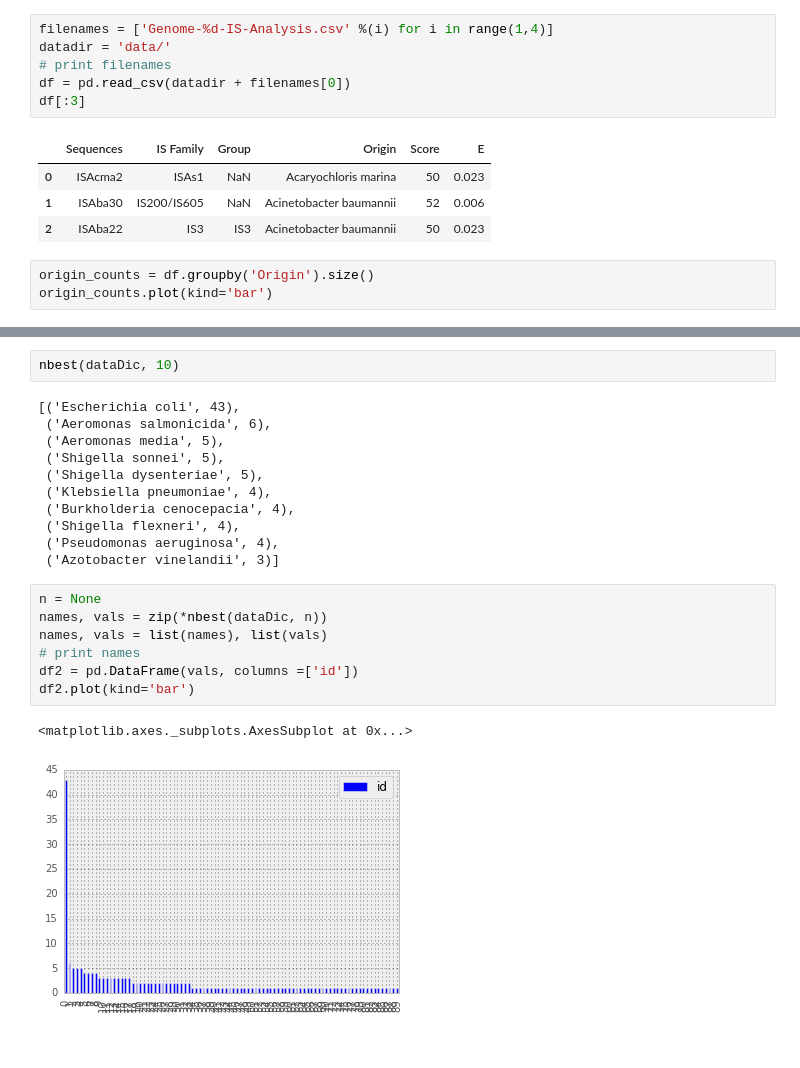
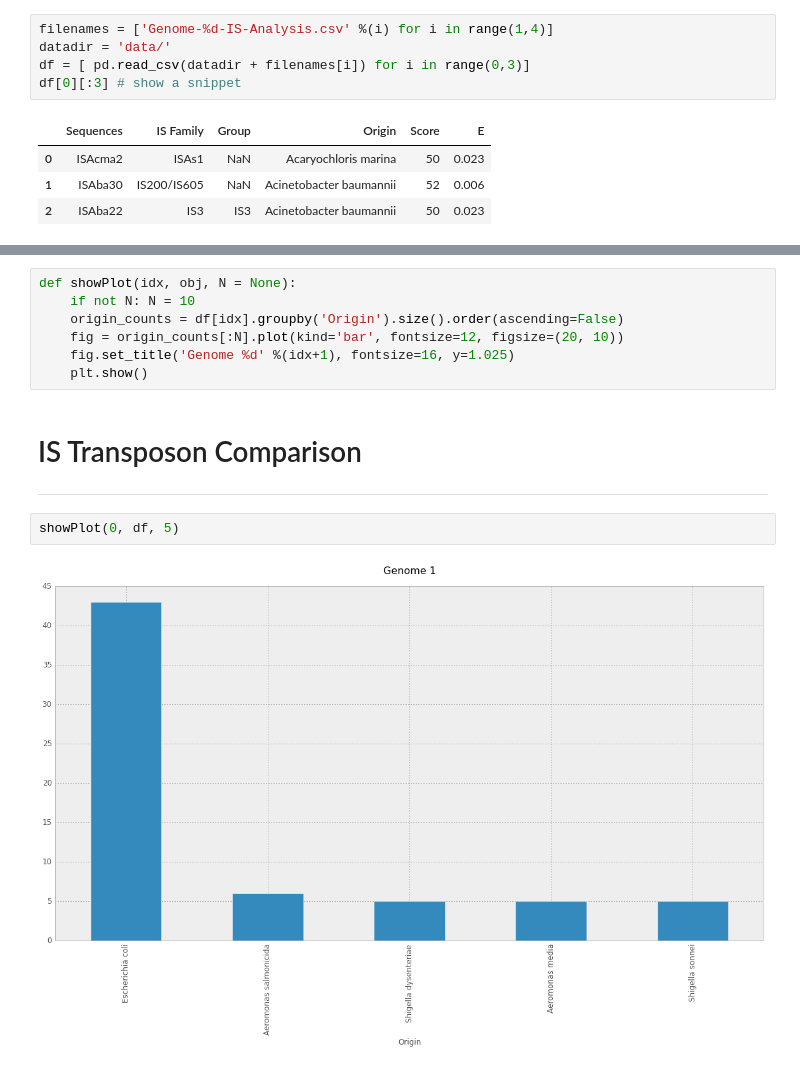
Before and after one commit to BioE-131-genome-annotation-2015/genome-assembly-, a Jupyter notebook: index.ipynb, the cells around one changed output, grey strips where cells are left out. Saved outputs shown, nothing was run; the diff lists cells and outputs as text.

```diff
--- a/index.ipynb
+++ b/index.ipynb
@@ -41,14 +41,10 @@ ax2.set_title("Western Blot Image", fontsize=12)
 # %%
 filenames = ['Genome-%d-IS-Analysis.csv' %(i) for i in range(1,4)]
 datadir = 'data/'
-# print filenames
-df = pd.read_csv(datadir + filenames[0])
-df[:3]
+df = [ pd.read_csv(datadir + filenames[i]) for i in range(0,3)]
+df[0][:3] # show a snippet
 # %% [output]
 |  | Sequences | IS Family | Group | Origin | Score | E |
 | 0 | ISAcma2 | ISAs1 | NaN | Acaryochloris marina | 50 | 0.023 |
 | 1 | ISAba30 | IS200/IS605 | NaN | Acinetobacter baumannii | 52 | 0.006 |
 | 2 | ISAba22 | IS3 | IS3 | Acinetobacter baumannii | 50 | 0.023 |
-# %%
-origin_counts = df.groupby('Origin').size()
-origin_counts.plot(kind='bar')
@@ -73,23 +51,14 @@ def nbest(datadic, N = None):
-# %%
-nbest(dataDic, 10)
-# %% [output]
-[('Escherichia coli', 43),
- ('Aeromonas salmonicida', 6),
- ('Aeromonas media', 5),
- ('Shigella sonnei', 5),
- ('Shigella dysenteriae', 5),
- ('Klebsiella pneumoniae', 4),
- ('Burkholderia cenocepacia', 4),
- ('Shigella flexneri', 4),
- ('Pseudomonas aeruginosa', 4),
- ('Azotobacter vinelandii', 3)]
-# %%
-n = None
-names, vals = zip(*nbest(dataDic, n))
-names, vals = list(names), list(vals)
-# print names
-df2 = pd.DataFrame(vals, columns =['id'])
-df2.plot(kind='bar')
-# %% [output]
-<matplotlib.axes._subplots.AxesSubplot at 0x...>
-[figure, removed]
+# %%
+def showPlot(idx, obj, N = None):
+    if not N: N = 10
+    origin_counts = df[idx].groupby('Origin').size().order(ascending=False)
+    fig = origin_counts[:N].plot(kind='bar', fontsize=12, figsize=(20, 10))
+    fig.set_title('Genome %d' %(idx+1), fontsize=16, y=1.025)
+    plt.show()
+# %% [markdown]
+# IS Transposon Comparison
+<hr>
+# %%
+showPlot(0, df, 5)
+# %% [output]
+[figure, added]
```
Also changed, not shown: parts of 10 cells of this notebook, 1 other file.
